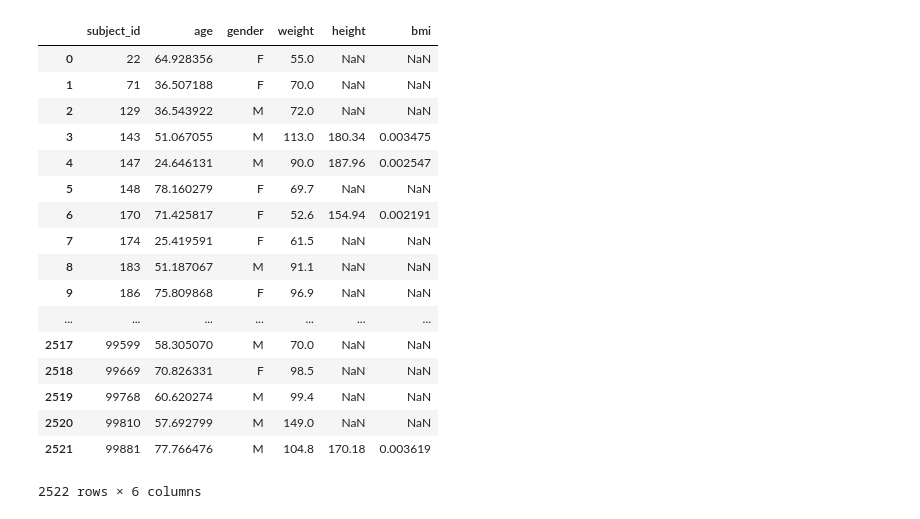
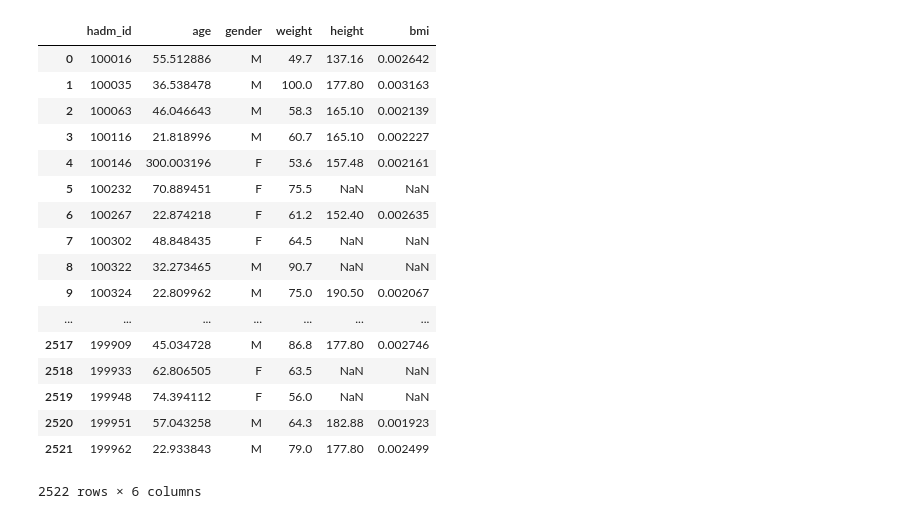
Before and after one commit to TheAntiSnipe/help-a-doc, a Jupyter notebook: Data_extraction.ipynb, the cells around one changed output. Saved outputs shown, nothing was run; the diff lists cells and outputs as text; code cells hidden in the pictures.

```diff
--- a/Data_extraction.ipynb
+++ b/Data_extraction.ipynb
@@ -132,35 +134,35 @@ df5
 # %%
 query = query_schema + '''
 SELECT
-co.subject_id,
+co.hadm_id,
 co.age,
 co.gender,
 bmi.weight,
 bmi.height,
 bmi.bmi
 FROM aline_cohort co
 inner join aline_bmi bmi
-on co.subject_id=bmi.subject_id
+on co.hadm_id=bmi.hadm_id
 '''
 df6 = pd.read_sql_query(query, con)
 df6
 # %% [output]
-|  | subject_id | age | gender | weight | height | bmi |
-| 0 | 22 | 64.928356 | F | 55.0 | NaN | NaN |
-| 1 | 71 | 36.507188 | F | 70.0 | NaN | NaN |
-| 2 | 129 | 36.543922 | M | 72.0 | NaN | NaN |
-| 3 | 143 | 51.067055 | M | 113.0 | 180.34 | 0.003475 |
-| 4 | 147 | 24.646131 | M | 90.0 | 187.96 | 0.002547 |
-| 5 | 148 | 78.160279 | F | 69.7 | NaN | NaN |
-| 6 | 170 | 71.425817 | F | 52.6 | 154.94 | 0.002191 |
-| 7 | 174 | 25.419591 | F | 61.5 | NaN | NaN |
-| 8 | 183 | 51.187067 | M | 91.1 | NaN | NaN |
-| 9 | 186 | 75.809868 | F | 96.9 | NaN | NaN |
+|  | hadm_id | age | gender | weight | height | bmi |
+| 0 | 100016 | 55.512886 | M | 49.7 | 137.16 | 0.002642 |
+| 1 | 100035 | 36.538478 | M | 100.0 | 177.80 | 0.003163 |
+| 2 | 100063 | 46.046643 | M | 58.3 | 165.10 | 0.002139 |
+| 3 | 100116 | 21.818996 | M | 60.7 | 165.10 | 0.002227 |
+| 4 | 100146 | 300.003196 | F | 53.6 | 157.48 | 0.002161 |
+| 5 | 100232 | 70.889451 | F | 75.5 | NaN | NaN |
+| 6 | 100267 | 22.874218 | F | 61.2 | 152.40 | 0.002635 |
+| 7 | 100302 | 48.848435 | F | 64.5 | NaN | NaN |
+| 8 | 100322 | 32.273465 | M | 90.7 | NaN | NaN |
+| 9 | 100324 | 22.809962 | M | 75.0 | 190.50 | 0.002067 |
 | ... | ... | ... | ... | ... | ... | ... |
-| 2517 | 99599 | 58.305070 | M | 70.0 | NaN | NaN |
-| 2518 | 99669 | 70.826331 | F | 98.5 | NaN | NaN |
-| 2519 | 99768 | 60.620274 | M | 99.4 | NaN | NaN |
-| 2520 | 99810 | 57.692799 | M | 149.0 | NaN | NaN |
-| 2521 | 99881 | 77.766476 | M | 104.8 | 170.18 | 0.003619 |
+| 2517 | 199909 | 45.034728 | M | 86.8 | 177.80 | 0.002746 |
+| 2518 | 199933 | 62.806505 | F | 63.5 | NaN | NaN |
+| 2519 | 199948 | 74.394112 | F | 56.0 | NaN | NaN |
+| 2520 | 199951 | 57.043258 | M | 64.3 | 182.88 | 0.001923 |
+| 2521 | 199962 | 22.933843 | M | 79.0 | 177.80 | 0.002499 |
 2522 rows × 6 columns
 # %%
```
Also changed, not shown: parts of 7 cells of this notebook, 2 other files.
